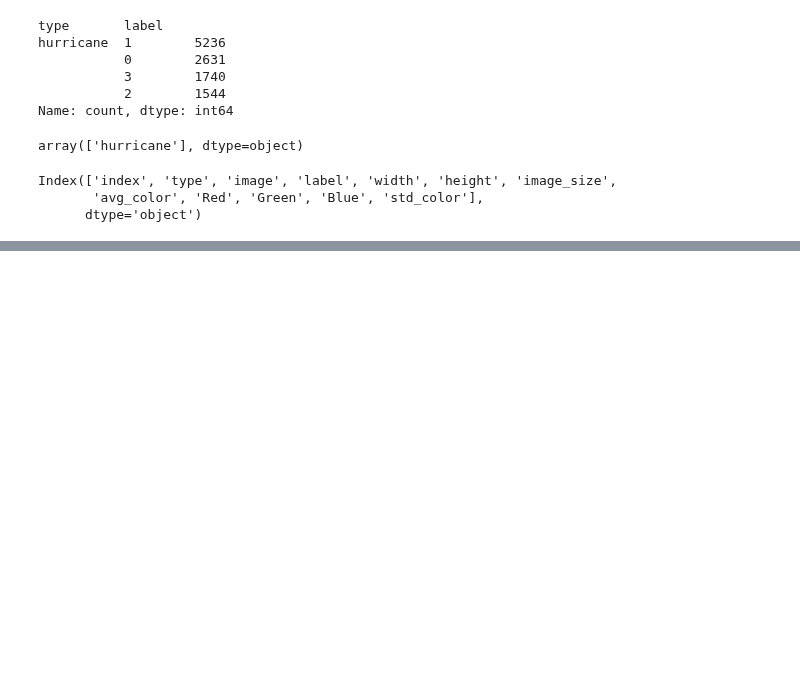
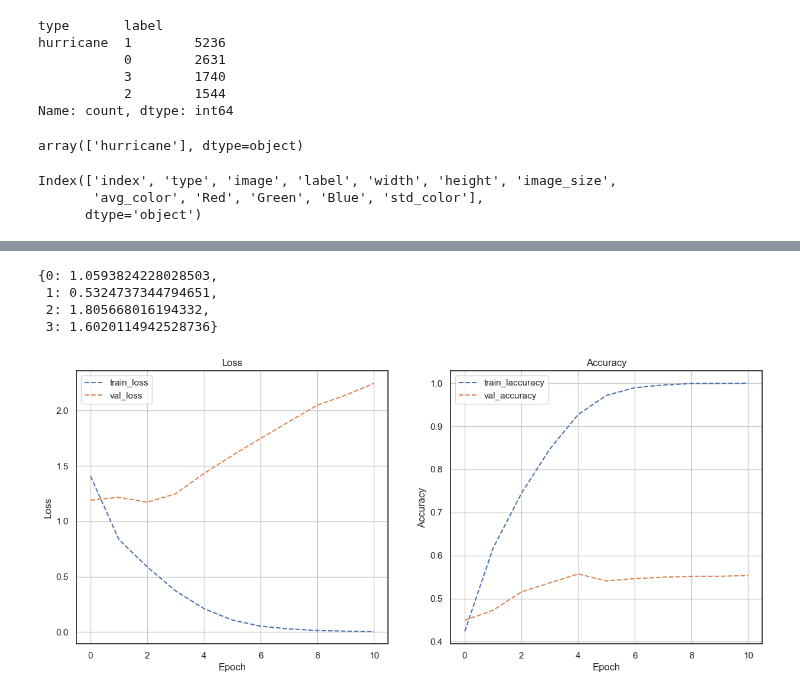
Before and after one commit to fractalclockwork/Data200, a Jupyter notebook: analysis/Final_Report.ipynb, the cells around one changed output, grey strips where cells are left out. Saved outputs shown, nothing was run; the diff lists cells and outputs as text; code cells hidden in the pictures; blank space fills up the shorter version.

```diff
--- a/analysis/Final_Report.ipynb
+++ b/analysis/Final_Report.ipynb
@@ -798,0 +1028,18 @@ Y_pred = model.predict(test_features)
+# %%
+# Calculate class weights for imbalanced labels
+class_weights = compute_class_weight(
+    class_weight="balanced",
+    classes=np.unique(combined_targets),
+    y=train_classes,
+)
+
+class_weights_dict = {i: weight for i, weight in enumerate(class_weights)}
+# %%
+backend.clear_session()  # clear model
+model_history = model.fit(
+    combined_features,
+    combined_targets.astype(float),
+    epochs=11,
+    batch_size=128,
+    class_weight=class_weights_dict,
+)
@@ -809,0 +1082,4 @@ dtype: int64
+# %%
+from imblearn.over_sampling import SMOTE
+smote = SMOTE()
+X_smote, Y_smote = smote.fit_resample(combined_features, combined_targets.astype(int))
@@ -809,0 +1090,8 @@ dtype: int64
+# %%
+backend.clear_session()  # clear model
+model_history = model.fit(
+    X_smote,
+    Y_smote,
+    epochs=20,
+    batch_size=128,
+)
@@ -970,3 +1313,14 @@ sum(Y_pred == Y_actual) / len(Y_actual)
+# %%
+class_weights_dict
+# %% [output]
+{0: 1.0593824228028503,
+ 1: 0.5324737344794651,
+ 2: 1.805668016194332,
+ 3: 1.6020114942528736}
+# %%
+plot_loss(model_history)
+# %% [output]
+[figure, added]
 # %%
 from sklearn.metrics import classification_report
 import numpy as np
```
Also changed, not shown: parts of 66 cells of this notebook, 5 other files.
